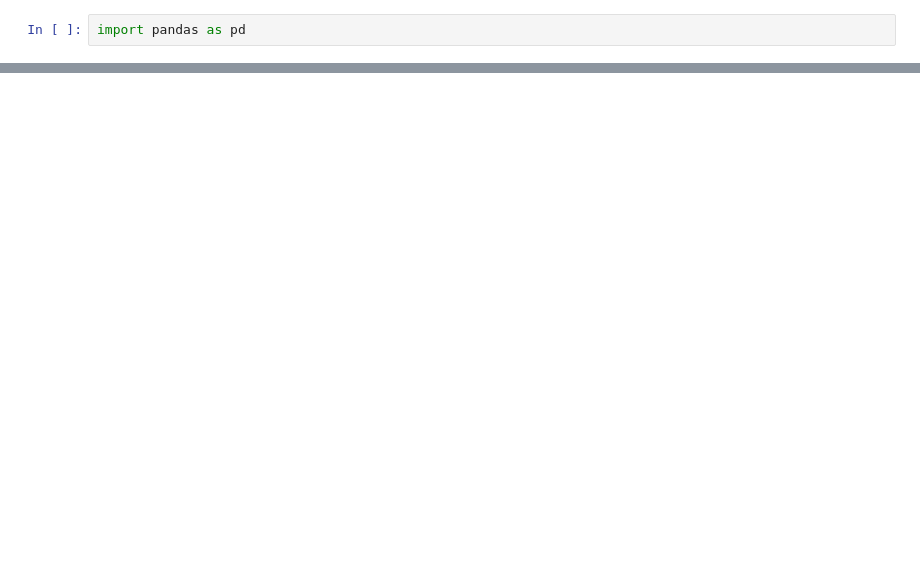
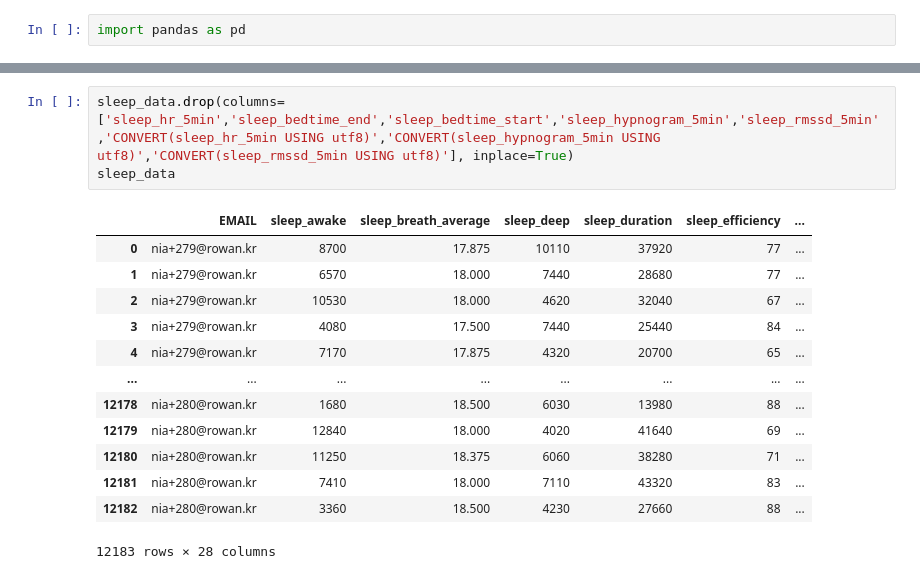
Before and after one commit to KyungTaek-Oh/Class, a Jupyter notebook: MachineLearning/modeling/project_preprocessing.ipynb, the cells around one changed output, grey strips where cells are left out. Drawn from its saved outputs; the diff is of its cells as text; blank space fills up the shorter version.

```diff
--- a/MachineLearning/modeling/project_preprocessing.ipynb
+++ b/MachineLearning/modeling/project_preprocessing.ipynb
@@ -57,0 +186,17 @@ len(train_activity.EMAIL.unique())
+# %%
+sleep_data.drop(columns=['sleep_hr_5min','sleep_bedtime_end','sleep_bedtime_start','sleep_hypnogram_5min','sleep_rmssd_5min','CONVERT(sleep_hr_5min USING utf8)','CONVERT(sleep_hypnogram_5min USING utf8)','CONVERT(sleep_rmssd_5min USING utf8)'], inplace=True)
+sleep_data
+# %% [output]
+|  | EMAIL | sleep_awake | sleep_breath_average | sleep_deep | sleep_duration | sleep_efficiency | ... |
+| 0 | nia+279@rowan.kr | 8700 | 17.875 | 10110 | 37920 | 77 | ... |
+| 1 | nia+279@rowan.kr | 6570 | 18.000 | 7440 | 28680 | 77 | ... |
+| 2 | nia+279@rowan.kr | 10530 | 18.000 | 4620 | 32040 | 67 | ... |
+| 3 | nia+279@rowan.kr | 4080 | 17.500 | 7440 | 25440 | 84 | ... |
+| 4 | nia+279@rowan.kr | 7170 | 17.875 | 4320 | 20700 | 65 | ... |
+| ... | ... | ... | ... | ... | ... | ... | ... |
+| 12178 | nia+280@rowan.kr | 1680 | 18.500 | 6030 | 13980 | 88 | ... |
+| 12179 | nia+280@rowan.kr | 12840 | 18.000 | 4020 | 41640 | 69 | ... |
+| 12180 | nia+280@rowan.kr | 11250 | 18.375 | 6060 | 38280 | 71 | ... |
+| 12181 | nia+280@rowan.kr | 7410 | 18.000 | 7110 | 43320 | 83 | ... |
+| 12182 | nia+280@rowan.kr | 3360 | 18.500 | 4230 | 27660 | 88 | ... |
+12183 rows × 28 columns
```
Also changed, not shown: parts of 21 cells of this notebook, 1 other file.
